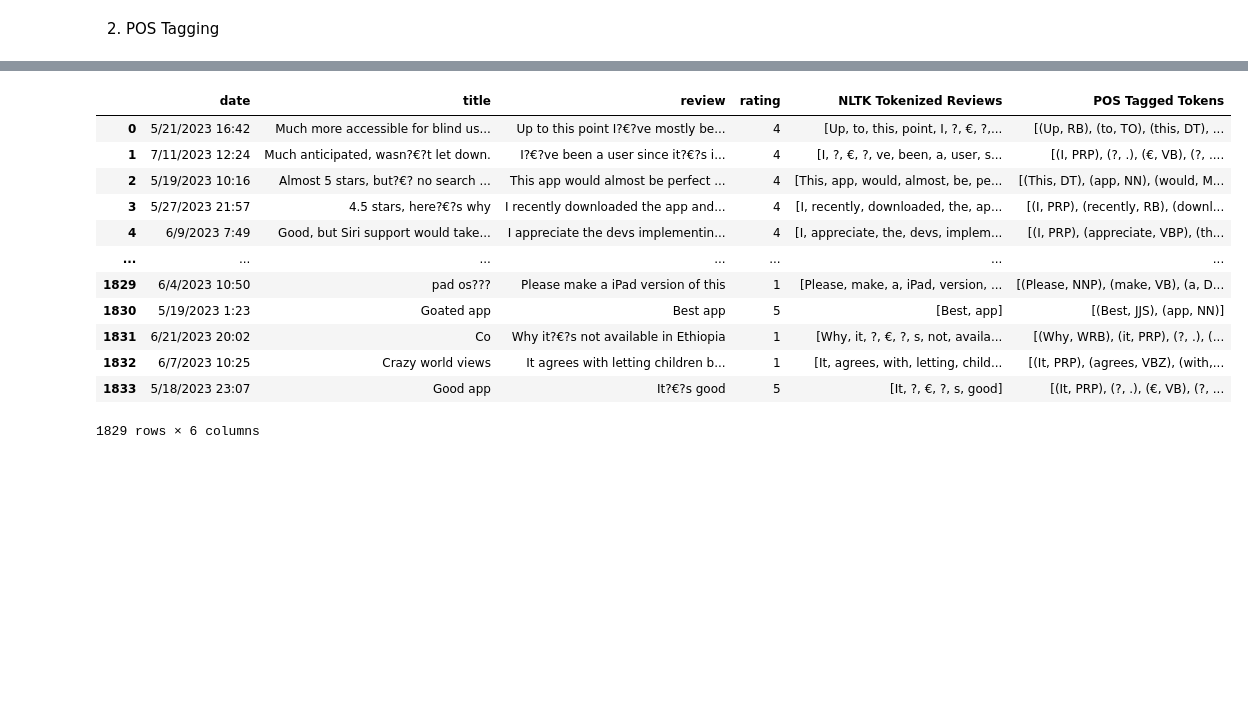
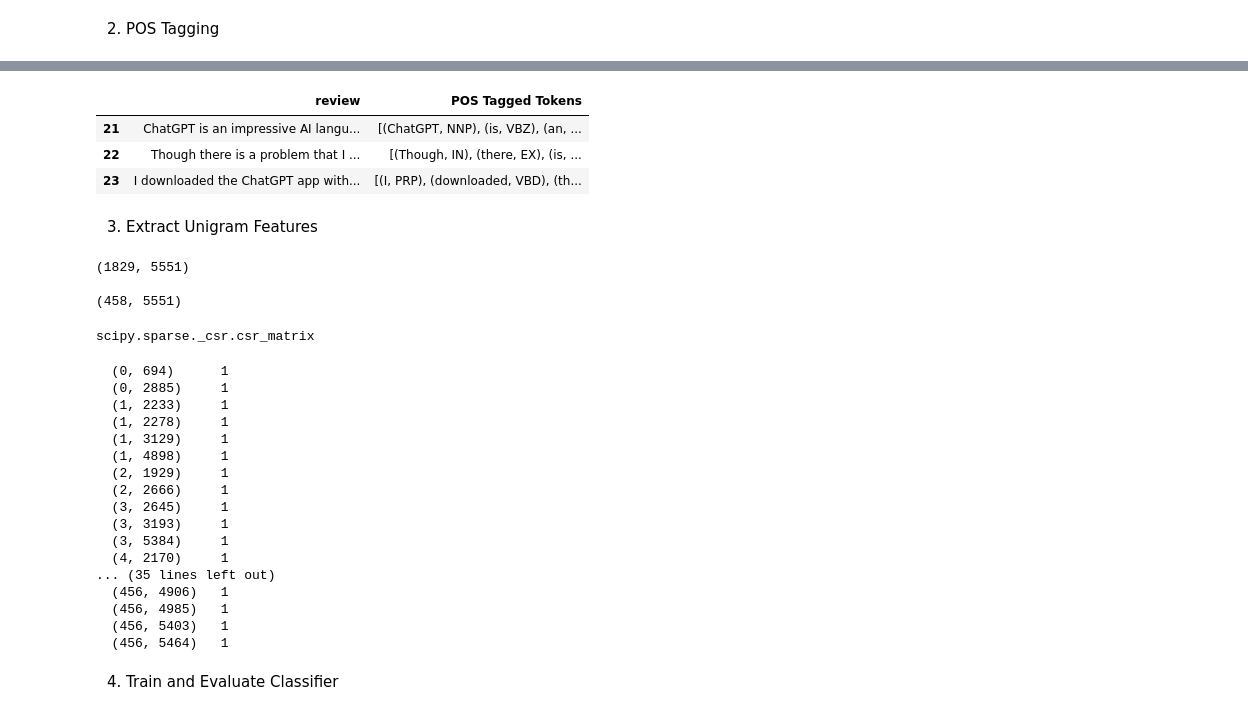
Before and after one commit to owenmonroe/OwenMonroe_TextMining_Fall23, a Jupyter notebook: HW_Assignment2/OwenMonroe_HW2.ipynb, the cells around one changed output, grey strips where cells are left out. Saved outputs shown, nothing was run; the diff lists cells and outputs as text; code cells hidden in the pictures; blank space fills up the shorter version.

```diff
--- a/HW_Assignment2/OwenMonroe_HW2.ipynb
+++ b/HW_Assignment2/OwenMonroe_HW2.ipynb
@@ -68,9 +71,6 @@ See the caveats in the documentation: https://pandas.pydata.org/pandas-docs/stab
 # %%
-# Library Download and POS Tagging
-
-nltk.download('punkt')
-nltk.download('averaged_perceptron_tagger')
+# POS Tagging and Reporting
 
 train_task2_df['POS Tagged Tokens'] = train_task2_df['NLTK Tokenized Reviews'].apply(pos_tag)
-train_task2_df
+train_task2_df[['review','POS Tagged Tokens']][20:23]
 # %% [output]
@@ -84,18 +77,56 @@ train_task2_df
 A value is trying to be set on a copy of a slice from a DataFrame.
 Try using .loc[row_indexer,col_indexer] = value instead
 
 See the caveats in the documentation: https://pandas.pydata.org/pandas-docs/stable/user_guide/indexing.html#returning-a-view-versus-a-copy
   train_task2_df['POS Tagged Tokens'] = train_task2_df['NLTK Tokenized Reviews'].apply(pos_tag)
-|  | date | title | review | rating | NLTK Tokenized Reviews | POS Tagged Tokens |
-| 0 | 5/21/2023 16:42 | Much more accessible for blind us... | Up to this point I?€?ve mostly be... | 4 | [Up, to, this, point, I, ?, €, ?,... | [(Up, RB), (to, TO), (this, DT), ... |
-| 1 | 7/11/2023 12:24 | Much anticipated, wasn?€?t let down. | I?€?ve been a user since it?€?s i... | 4 | [I, ?, €, ?, ve, been, a, user, s... | [(I, PRP), (?, .), (€, VB), (?, .... |
-| 2 | 5/19/2023 10:16 | Almost 5 stars, but?€? no search ... | This app would almost be perfect ... | 4 | [This, app, would, almost, be, pe... | [(This, DT), (app, NN), (would, M... |
-| 3 | 5/27/2023 21:57 | 4.5 stars, here?€?s why | I recently downloaded the app and... | 4 | [I, recently, downloaded, the, ap... | [(I, PRP), (recently, RB), (downl... |
-| 4 | 6/9/2023 7:49 | Good, but Siri support would take... | I appreciate the devs implementin... | 4 | [I, appreciate, the, devs, implem... | [(I, PRP), (appreciate, VBP), (th... |
-| ... | ... | ... | ... | ... | ... | ... |
-| 1829 | 6/4/2023 10:50 | pad os??? | Please make a iPad version of this | 1 | [Please, make, a, iPad, version, ... | [(Please, NNP), (make, VB), (a, D... |
-| 1830 | 5/19/2023 1:23 | Goated app | Best app | 5 | [Best, app] | [(Best, JJS), (app, NN)] |
-| 1831 | 6/21/2023 20:02 | Co | Why it?€?s not available in Ethiopia | 1 | [Why, it, ?, €, ?, s, not, availa... | [(Why, WRB), (it, PRP), (?, .), (... |
-| 1832 | 6/7/2023 10:25 | Crazy world views | It agrees with letting children b... | 1 | [It, agrees, with, letting, child... | [(It, PRP), (agrees, VBZ), (with,... |
-| 1833 | 5/18/2023 23:07 | Good app | It?€?s good | 5 | [It, ?, €, ?, s, good] | [(It, PRP), (?, .), (€, VB), (?, ... |
+|  | review | POS Tagged Tokens |
+| 21 | ChatGPT is an impressive AI langu... | [(ChatGPT, NNP), (is, VBZ), (an, ... |
+| 22 | Though there is a problem that I ... | [(Though, IN), (there, EX), (is, ... |
+| 23 | I downloaded the ChatGPT app with... | [(I, PRP), (downloaded, VBD), (th... |
-1829 rows × 6 columns
+# %% [markdown]
+3. Extract Unigram Features
+# %%
+# Building Model
+train_text = full_train_df["review"]
+test_text = full_test_df["review"]
+
+# Setting n-gram to uni-grams
+vectorizer = CountVectorizer(ngram_range = (1,1))
+
+# Creating training data representation
+train_data_cv = vectorizer.fit_transform(train_text.values.astype('U'))
+print(train_data_cv.shape,"\n")
+
+# Creating test data representation
+test_data_cv = vectorizer.transform(test_text.values.astype('U'))
+print(test_data_cv.shape,"\n")
+# %% [output]
+(1829, 5551)
+
+(458, 5551)
+# %%
+type(train_data_cv)
+# %% [output]
+scipy.sparse._csr.csr_matrix
+# %%
+print(test_data_cv)
+# %% [output]
+  (0, 694)      1
+  (0, 2885)     1
+  (1, 2233)     1
+  (1, 2278)     1
+  (1, 3129)     1
+  (1, 4898)     1
+  (2, 1929)     1
+  (2, 2666)     1
+  (3, 2645)     1
+  (3, 3193)     1
+  (3, 5384)     1
+  (4, 2170)     1
+... (35 lines left out)
+  (456, 4906)   1
+  (456, 4985)   1
+  (456, 5403)   1
+  (456, 5464)   1
+# %% [markdown]
+4. Train and Evaluate Classifier
```
Also changed, not shown: parts of 27 cells of this notebook.
